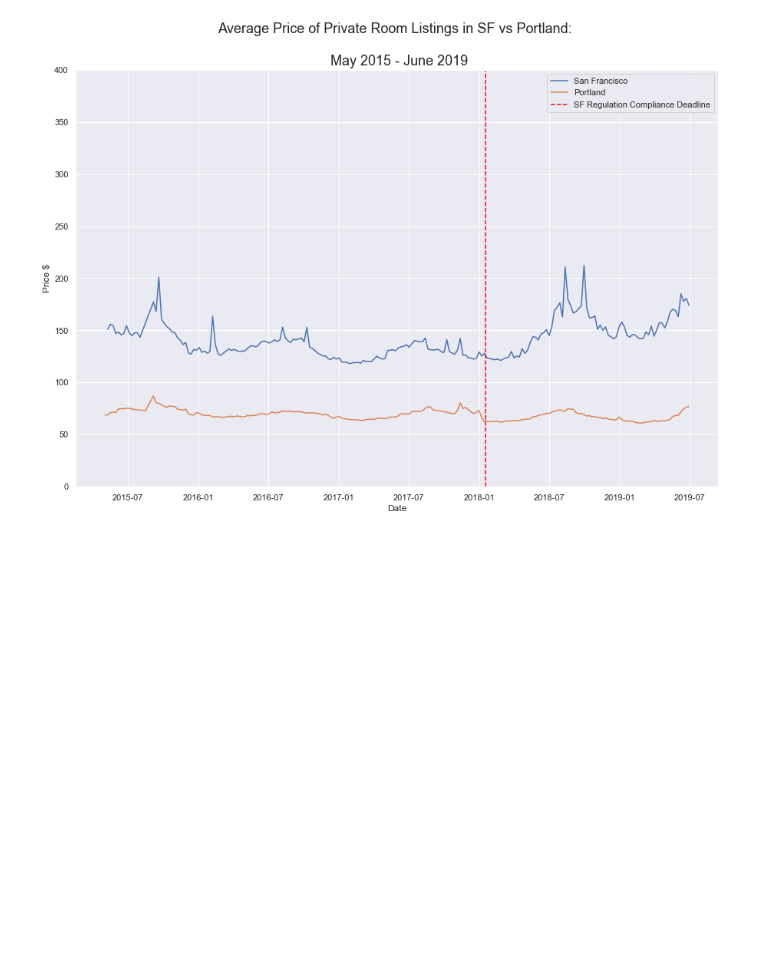
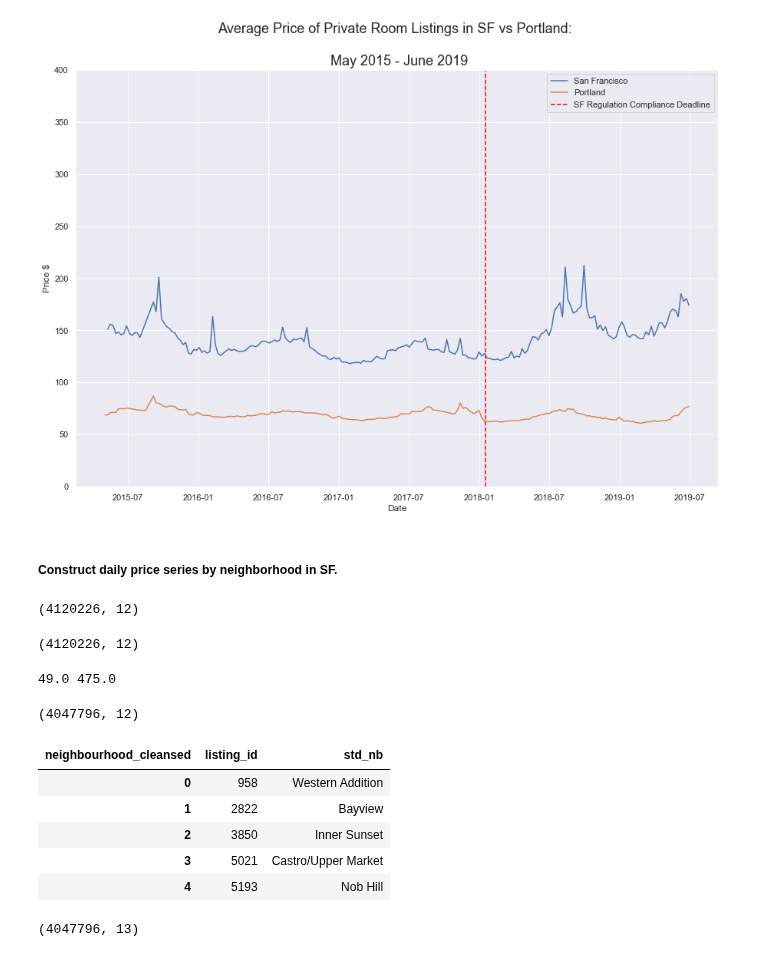
Before and after one commit to karensheng/Airbnb_Regulation, a Jupyter notebook: notebooks/Construct Time Series .ipynb, the cells around one changed output. Saved outputs shown, nothing was run; the diff lists cells and outputs as text; code cells hidden in the pictures; blank space fills up the shorter version.

```diff
--- a/notebooks/Construct Time Series .ipynb
+++ b/notebooks/Construct Time Series .ipynb
@@ -399,0 +398,62 @@ chart_prices2(comp_price)
+# %% [markdown]
+##### Construct daily price series by neighborhood in SF.
+# %%
+calendar =  pickle.load( open( f"../data/all_SF_calendar.p", "rb" ) )
+calendar = calendar[calendar['lead_time']<= 90]
+
+# short-term listings on any given day
+
+ls_dt_id = ls_short_avail_sf.groupby(['file_scraped_dt','id']).size().reset_index()
+
+
+calendar = calendar.merge(ls_dt_id, left_on = ['file_scraped_dt','listing_id'], \
+                              right_on = ['file_scraped_dt','id'], how = 'inner')
+
+#     filtered to listings that have ever been booked/reviewed
+
+calendar_pr_short = calendar[calendar['listing_id'].isin(demand_id_sf)]
+
+pd.reset_option('mode.chained_assignment')
+with pd.option_context('mode.chained_assignment', None):
+    calendar_pr_short['price_float'] = calendar_pr_short['price'].str.replace("\$|,", "").astype(float)
+
+calendar_pr_short.shape
+
+calendar_pr_short = calendar_pr_short[~calendar_pr_short['price'].isnull()]
+
+calendar_pr_short.shape
+# %% [output]
+(4120226, 12)
+(4120226, 12)
+# %%
+PR_p = np.asarray(calendar_pr_short['price_float'])
+
+PR_1pct = np.percentile(PR_p, 1)
+PR_99pct = np.percentile(PR_p, 99)
+
+print(PR_1pct, PR_99pct)
+
+calendar_pr_short = calendar_pr_short[calendar_pr_short['price_float'] <= PR_99pct]
+calendar_pr_short = calendar_pr_short[calendar_pr_short['price_float'] >= PR_1pct]
+# %% [output]
+49.0 475.0
+# %%
+calendar_pr_short.shape
+# %% [output]
+(4047796, 12)
+# %%
+ls_loc = pd.read_pickle('../data/listings_loc.p')
+ls_loc = ls_loc[['listing_id', 'std_nb']]
+ls_loc.head()
+# %% [output]
+| neighbourhood_cleansed | listing_id | std_nb |
+| 0 | 958 | Western Addition |
+| 1 | 2822 | Bayview |
+| 2 | 3850 | Inner Sunset |
+| 3 | 5021 | Castro/Upper Market |
+| 4 | 5193 | Nob Hill |
+# %%
+calendar_daily_loc = calendar_pr_short.merge(ls_loc, on = 'listing_id', how = 'left')
+calendar_daily_loc.shape
+# %% [output]
+(4047796, 13)
```
Also changed, not shown: parts of 11 cells of this notebook.
